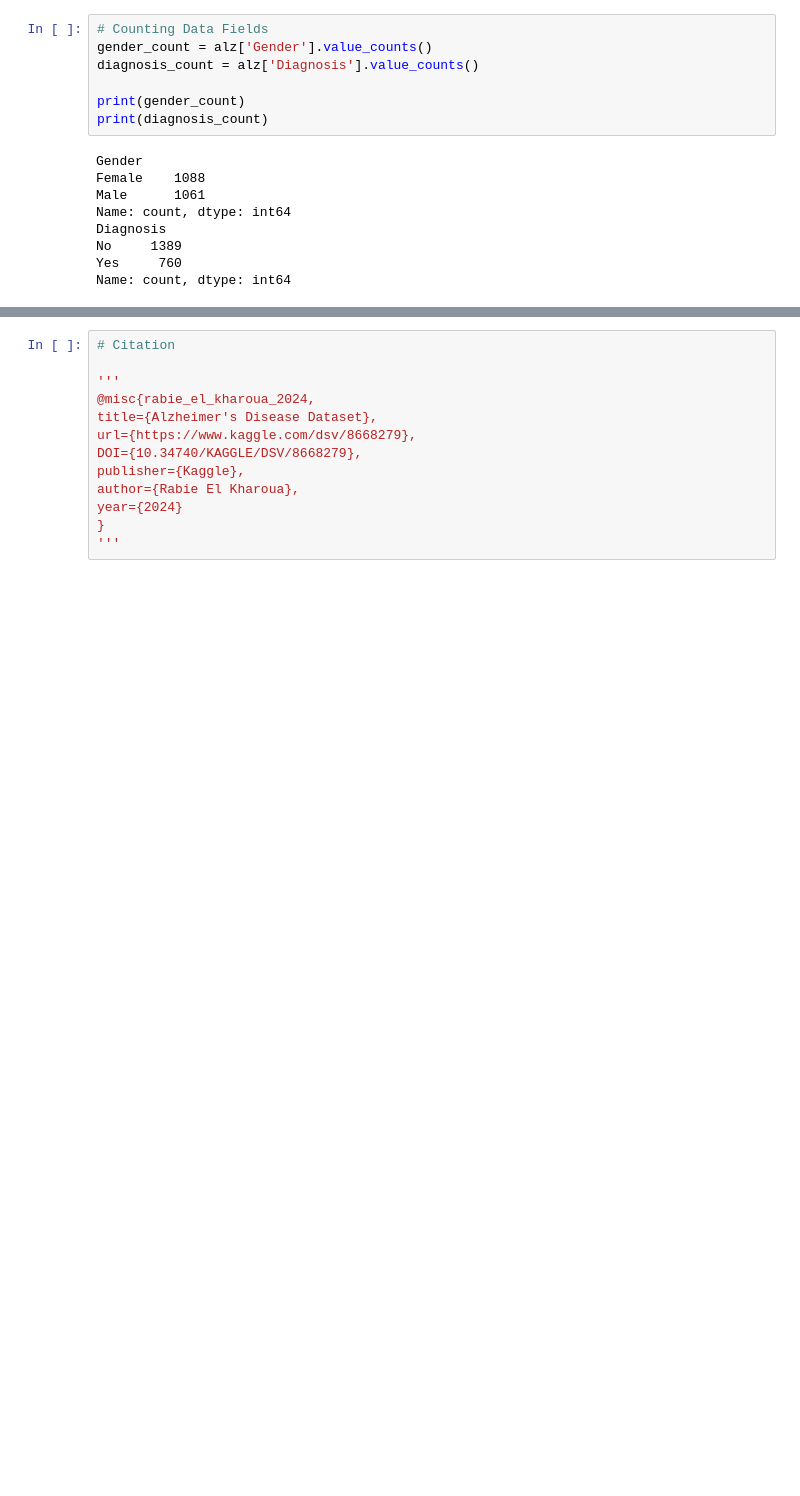
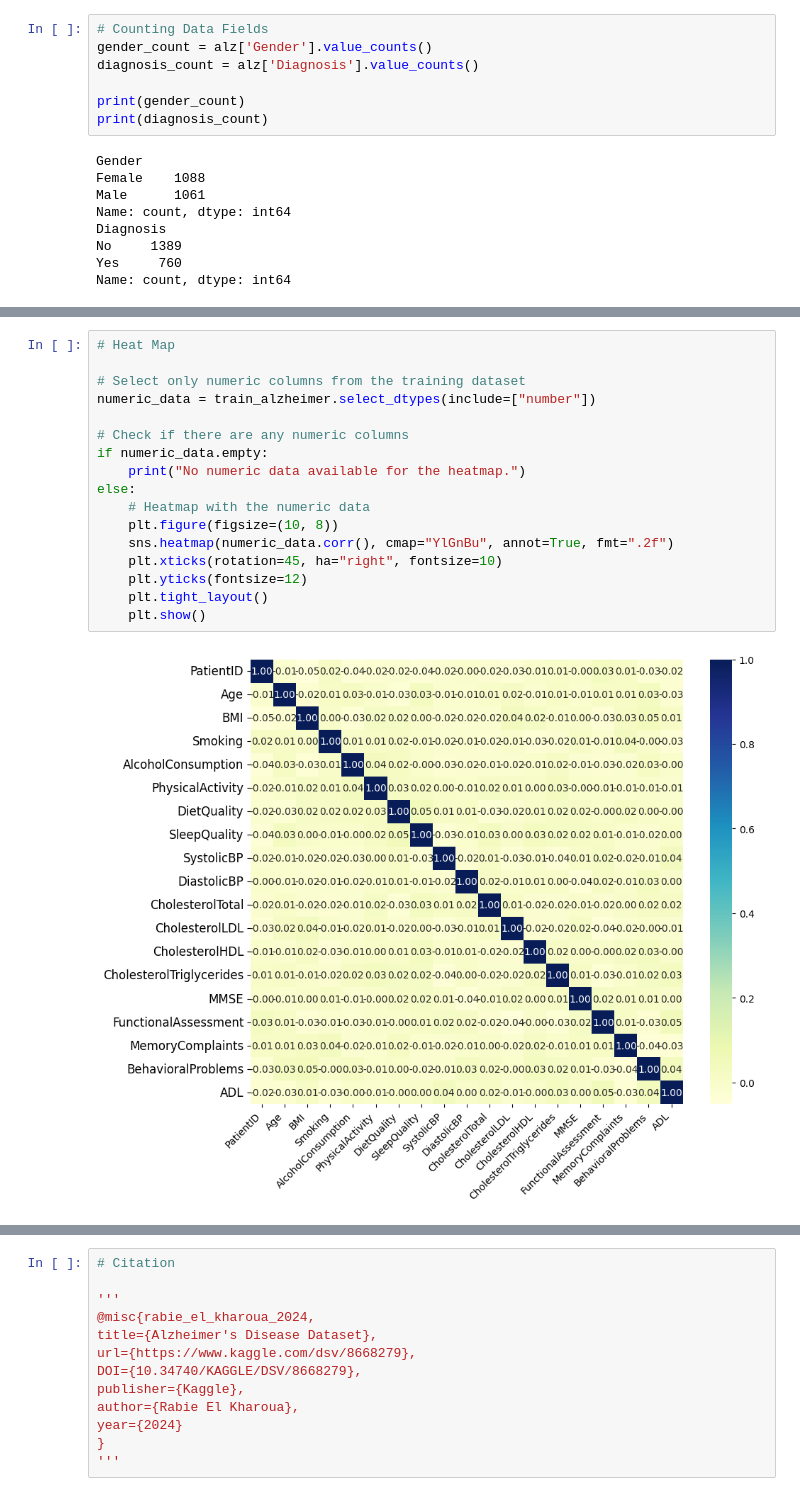
Before and after one commit to vivhoang84/DS-Alzheimer-Prediction, a Jupyter notebook: Alzheimer.ipynb, the cells around one changed output, grey strips where cells are left out. Drawn from its saved outputs; the diff is of its cells as text; blank space fills up the shorter version.

Commit message:
added heat map & more classifiers

```diff
--- a/Alzheimer.ipynb
+++ b/Alzheimer.ipynb
@@ -206 +209,20 @@ for ax, (plot_func, column, xlabel, title) in zip(axes, plots_info):
+# %%
+# Heat Map
+
+# Select only numeric columns from the training dataset
+numeric_data = train_alzheimer.select_dtypes(include=["number"])
+
+# Check if there are any numeric columns
+if numeric_data.empty:
+    print("No numeric data available for the heatmap.")
+else:
+    # Heatmap with the numeric data
+    plt.figure(figsize=(10, 8))
+    sns.heatmap(numeric_data.corr(), cmap="YlGnBu", annot=True, fmt=".2f")
+    plt.xticks(rotation=45, ha="right", fontsize=10)
+    plt.yticks(fontsize=12)
+    plt.tight_layout()
+    plt.show()
+# %% [output]
+[figure, added]
 # %%
```
Also changed, not shown: parts of 6 cells of this notebook.
